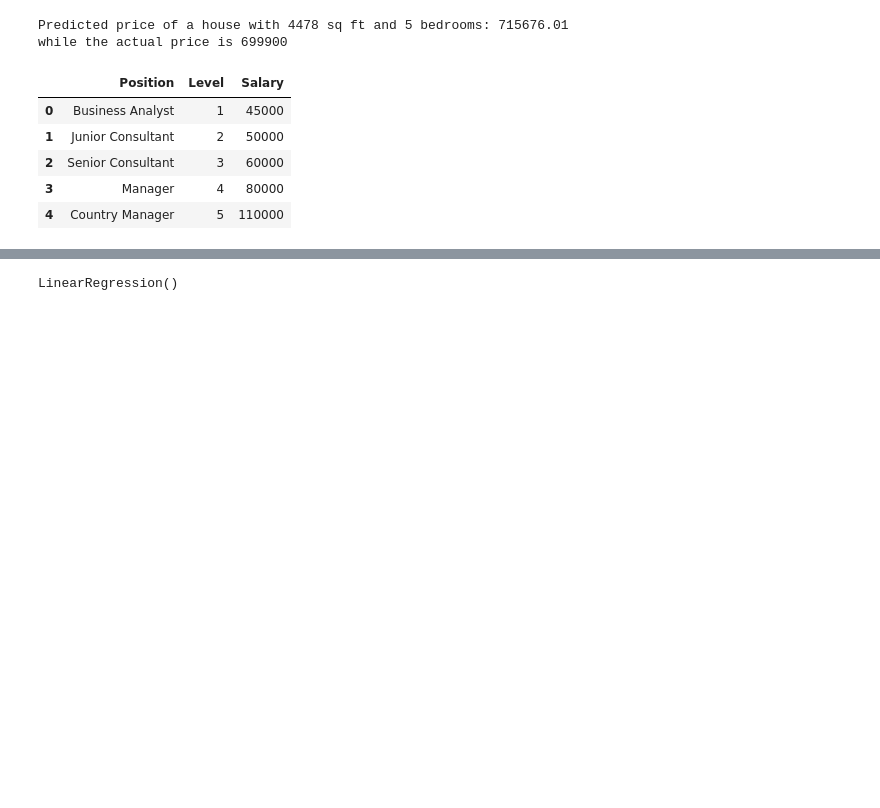
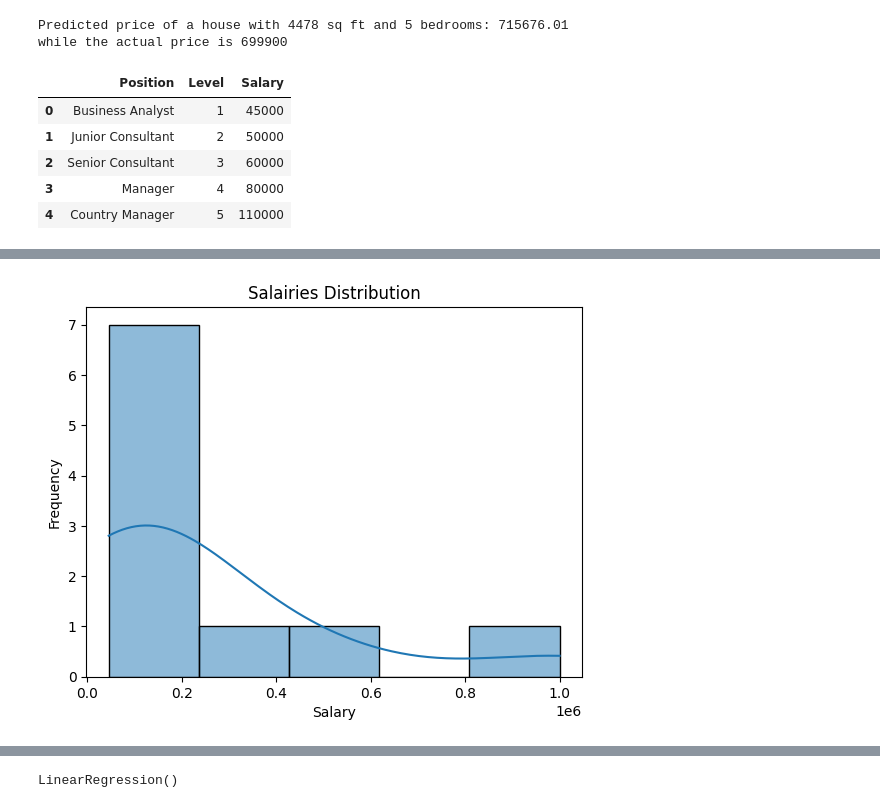
Before and after one commit to mo-hamedaziz/Machine-Learning-Labs, a Jupyter notebook: TP4/tp4.ipynb, the cells around one changed output, grey strips where cells are left out. Cells and saved outputs as stored; diff of their text form; code cells hidden in the pictures; blank space fills up the shorter version.

```diff
--- a/TP4/tp4.ipynb
+++ b/TP4/tp4.ipynb
@@ -369,7 +411,7 @@ while the actual price is 699900
 # %%
 # Polynomial Regression (Salary prediction)
 
-df_sal = pd.read_csv('C:/DB/DB/Position_Salaries.csv')
+df_sal = pd.read_csv('./DB/Position_Salaries.csv')
 df_sal.head()
 # %% [output]
 |  | Position | Level | Salary |
@@ -380,0 +438,8 @@ df_sal.head()
+# %%
+sns.histplot(df_sal['Salary'], kde=True)
+plt.title('Salairies Distribution')
+plt.xlabel('Salary')
+plt.ylabel('Frequency')
+plt.show()
+# %% [output]
+[figure, added]
```
Also changed, not shown: parts of 35 cells of this notebook, 2 other files.
